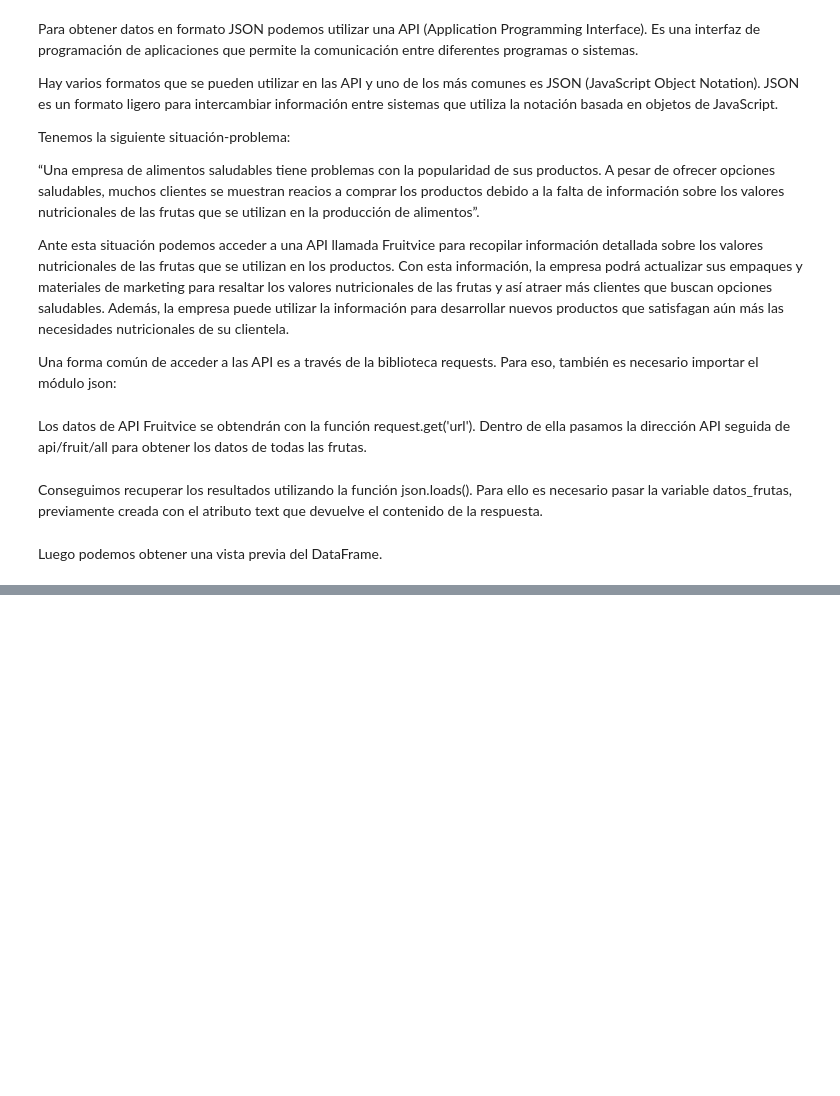
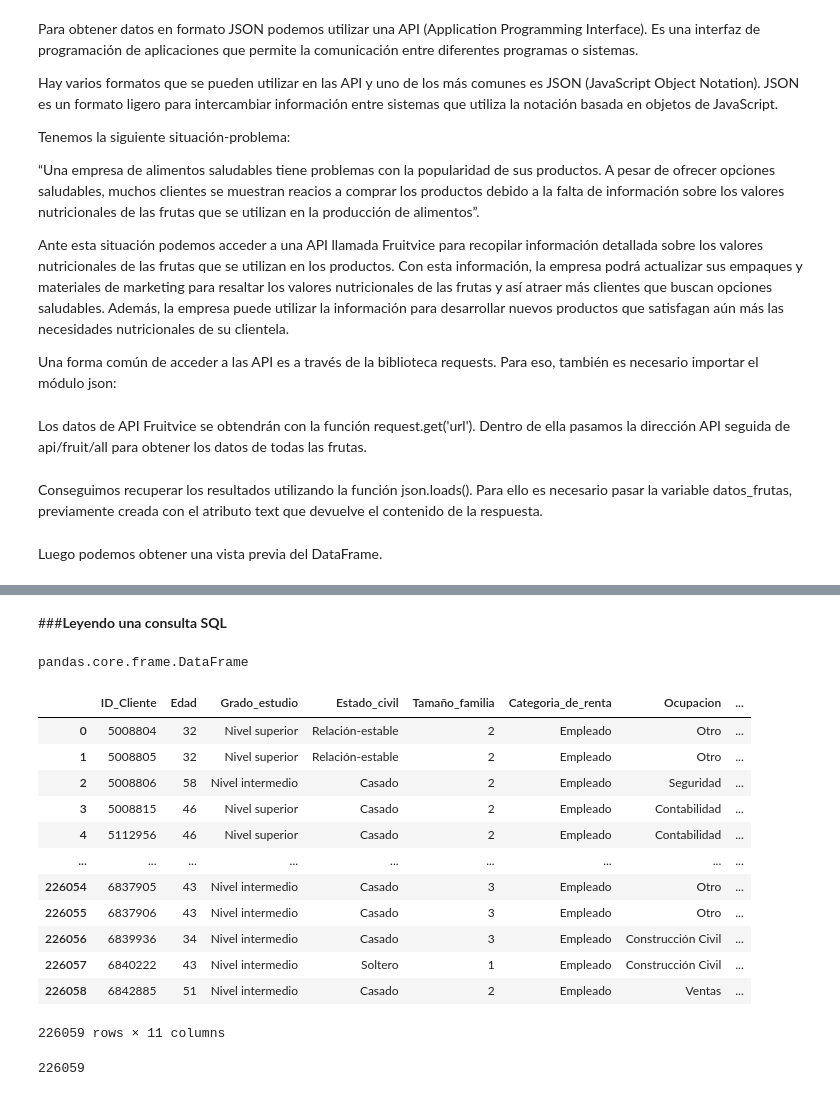
Before and after one commit to evs-11/Pandas-E-S, a Jupyter notebook: Pandas_I_O.ipynb, the cells around one changed output, grey strips where cells are left out. Cells and saved outputs as stored; diff of their text form; code cells hidden in the pictures; blank space fills up the shorter version.

```diff
--- a/Pandas_I_O.ipynb
+++ b/Pandas_I_O.ipynb
@@ -794,0 +973,7 @@ Luego podemos obtener una vista previa del DataFrame.
+# %%
+# creamos el banco de datos, el motor que soporta las tablas, Usamos SQlite
+# entre paréntesis va el tipo de motor o banco de datos que queremos crear, dos puntos; donde se va a ejecutar en la memoria de google colab
+# ///:memory significa que quiero utilizar la memoria local de colab para ejecutar el motor de sql
+# se crea la variable engine que va a recibir el resultado del motor sqlite
+
+engine = create_engine('sqlite:///:memory:')
@@ -794,0 +1069,41 @@ Luego podemos obtener una vista previa del DataFrame.
+# %% [markdown]
+###**Leyendo una consulta SQL**
+# %%
+# hacemos un query. Select la columna que queremos seleccionar, si son todas es *, FROM desde que tabla
+# y WHERE donde la columna...sea igual a Empleado
+query = 'SELECT * FROM clientes WHERE Categoria_de_renta = "Empleado"'
+# %%
+# llevamos esa variable de texto a sql. Convertimos la query en un tipo text de sqlalchemy
+# ponemos el motor engine con el parámetro con engine.connect para que se conecte a sqlite
+# la guardamos en la variable empleados que se convierte en df
+
+empleados = pd.read_sql(sql=text(query), con = engine.connect())
+# %%
+# vemos qué tipo es
+
+type(empleados)
+# %% [output]
+pandas.core.frame.DataFrame
+# %%
+# mostramos el df, vemos que filtro por empleados
+empleados
+# %% [output]
+|  | ID_Cliente | Edad | Grado_estudio | Estado_civil | Tamaño_familia | Categoria_de_renta | Ocupacion | ... |
+| 0 | 5008804 | 32 | Nivel superior | Relación-estable | 2 | Empleado | Otro | ... |
+| 1 | 5008805 | 32 | Nivel superior | Relación-estable | 2 | Empleado | Otro | ... |
+| 2 | 5008806 | 58 | Nivel intermedio | Casado | 2 | Empleado | Seguridad | ... |
+| 3 | 5008815 | 46 | Nivel superior | Casado | 2 | Empleado | Contabilidad | ... |
+| 4 | 5112956 | 46 | Nivel superior | Casado | 2 | Empleado | Contabilidad | ... |
+| ... | ... | ... | ... | ... | ... | ... | ... | ... |
+| 226054 | 6837905 | 43 | Nivel intermedio | Casado | 3 | Empleado | Otro | ... |
+| 226055 | 6837906 | 43 | Nivel intermedio | Casado | 3 | Empleado | Otro | ... |
+| 226056 | 6839936 | 34 | Nivel intermedio | Casado | 3 | Empleado | Construcción Civil | ... |
+| 226057 | 6840222 | 43 | Nivel intermedio | Soltero | 1 | Empleado | Construcción Civil | ... |
+| 226058 | 6842885 | 51 | Nivel intermedio | Casado | 2 | Empleado | Ventas | ... |
+226059 rows × 11 columns
+# %%
+# guardamos en otro df empleados en nueva tabla empleados utilizando la conexión engine para que no genere unnamed
+
+empleados.to_sql('empleados', con = engine.connect(), index=False )
+# %% [output]
+226059
```
Also changed, not shown: parts of 55 cells of this notebook.
